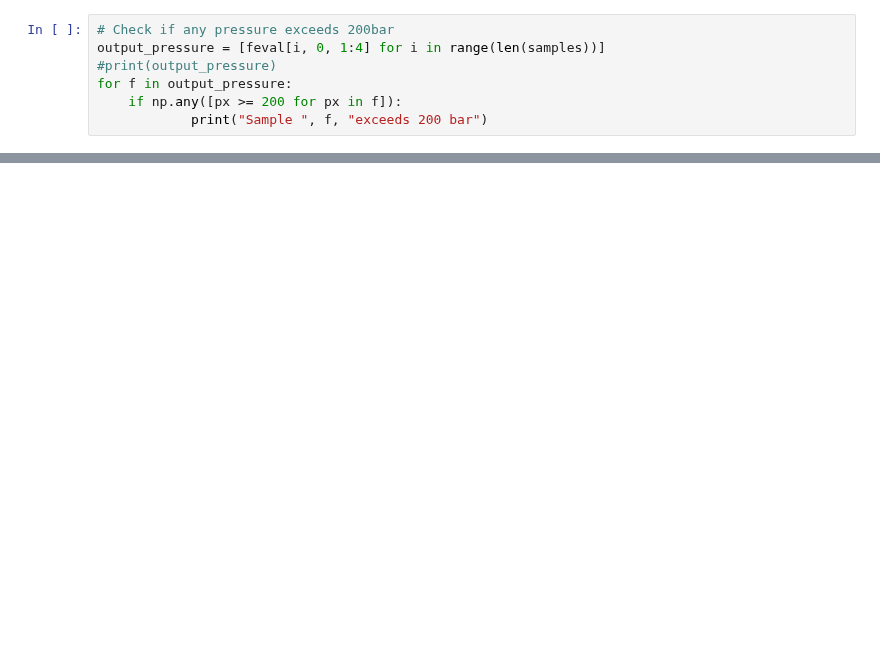
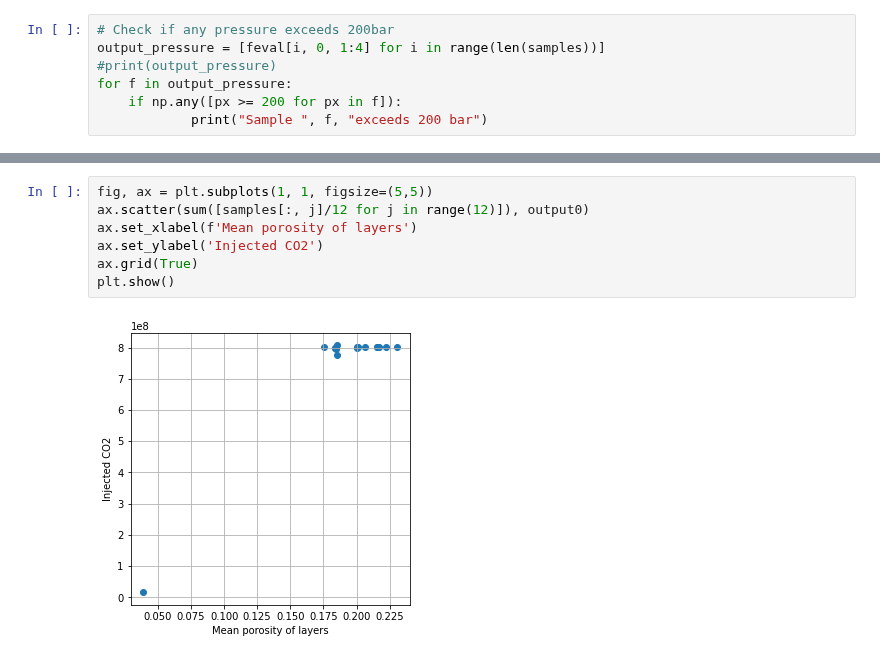
Before and after one commit to UM-Bridge/benchmarks, a Jupyter notebook: benchmarks/resevoirsim/opengosim.ipynb, the cells around one changed output, grey strips where cells are left out. Drawn from its saved outputs; the diff is of its cells as text; blank space fills up the shorter version.

```diff
--- a/benchmarks/resevoirsim/opengosim.ipynb
+++ b/benchmarks/resevoirsim/opengosim.ipynb
@@ -289,0 +277,9 @@ plt.show()
+# %%
+fig, ax = plt.subplots(1, 1, figsize=(5,5))
+ax.scatter(sum([samples[:, j]/12 for j in range(12)]), output0)
+ax.set_xlabel(f'Mean porosity of layers')
+ax.set_ylabel('Injected CO2')
+ax.grid(True)
+plt.show()
+# %% [output]
+[figure, added]
```
Also changed, not shown: parts of 15 cells of this notebook, 2 other files.
